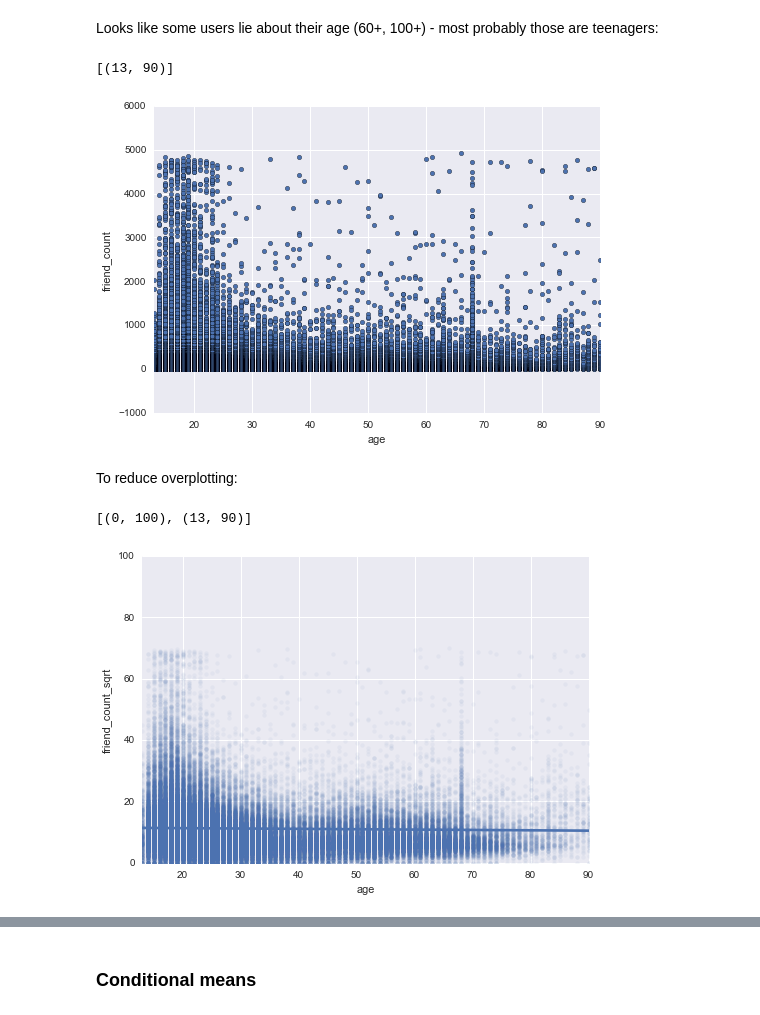
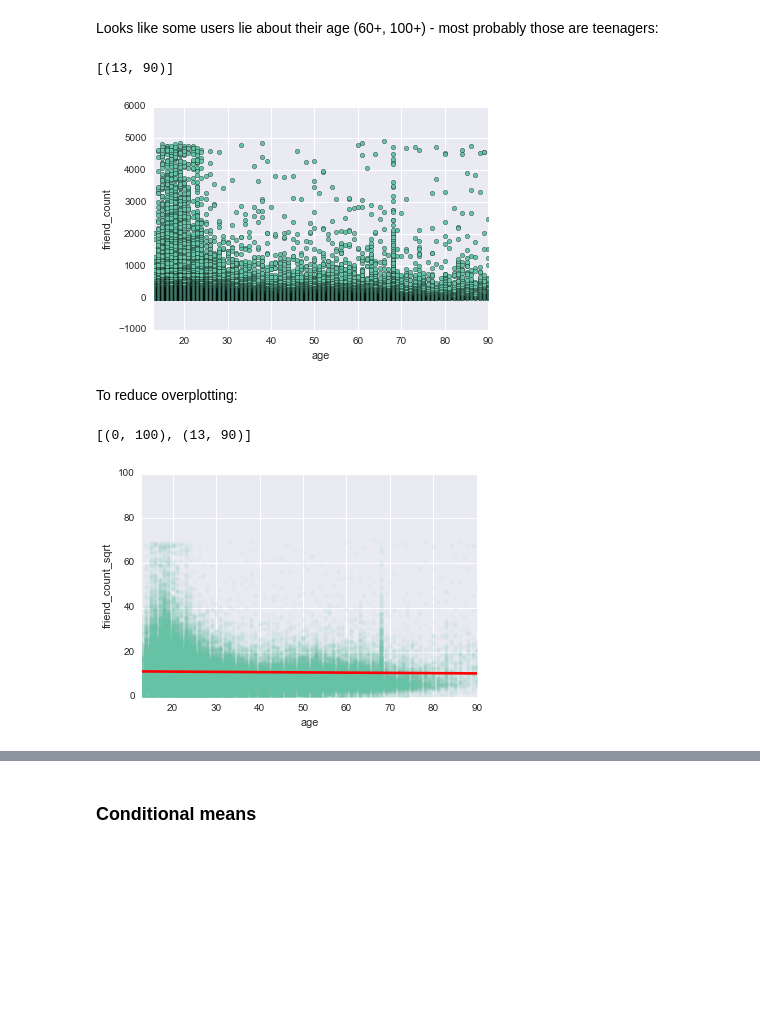
Before and after one commit to tmandzak/EDA_examples, a Jupyter notebook: ExploreTwoVariables.ipynb, the cells around one changed output, grey strips where cells are left out. Drawn from its saved outputs; the diff is of its cells as text; code cells hidden in the pictures; blank space fills up the shorter version.

```diff
--- a/ExploreTwoVariables.ipynb
+++ b/ExploreTwoVariables.ipynb
@@ -4,7 +4,7 @@ import matplotlib.pyplot as plt
 import pandas as pd
 import numpy as np
 import seaborn as sns
-sns.set()
+sns.set_palette('Set2', n_colors=10)
 # %%
 pf = pd.read_csv("pseudo_facebook.tsv", sep='\t')
 # %%
@@ -24,16 +24,15 @@ Looks like some users lie about their age (60+, 100+) - most probably those are
 pf.plot(kind='scatter', x='age', y='friend_count').set(xlim = (13,90))
 # %% [output]
 [(13, 90)]
-[figure, old version]
+[figure, new version]
 # %% [markdown]
 To reduce overplotting:
 # %%
 pf['friend_count_sqrt'] = np.sqrt(pf['friend_count'])
 # %%
-ax = sns.regplot(x='age', y='friend_count_sqrt', data=pf, scatter_kws={'alpha':0.05})
-#ax.set_yscale('log')
+ax = sns.regplot(x='age', y='friend_count_sqrt', data=pf, scatter_kws={'alpha':0.05}, line_kws={'color':'red'})
 ax.set(xlim = (13,90), ylim = (0, 100))
 # %% [output]
 [(0, 100), (13, 90)]
-[figure, old version]
+[figure, new version]
 # %%
```
Also changed, not shown: parts of 9 cells of this notebook, 11 other files.
